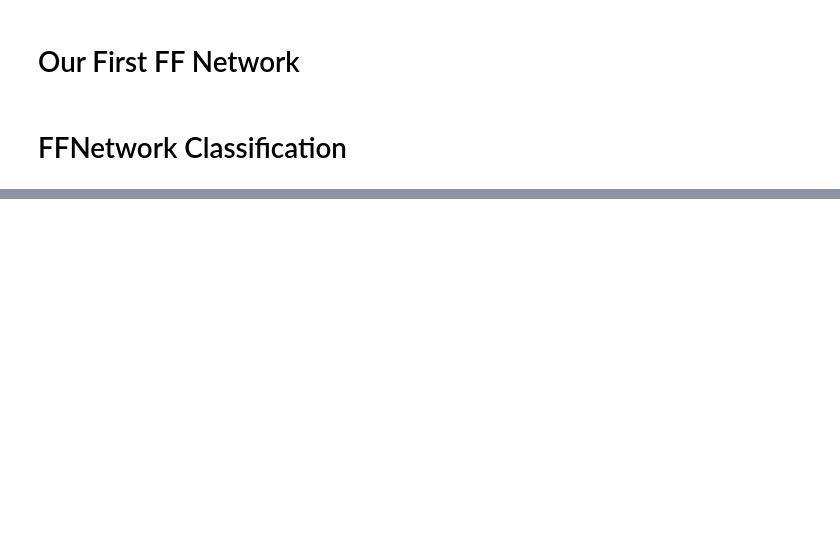
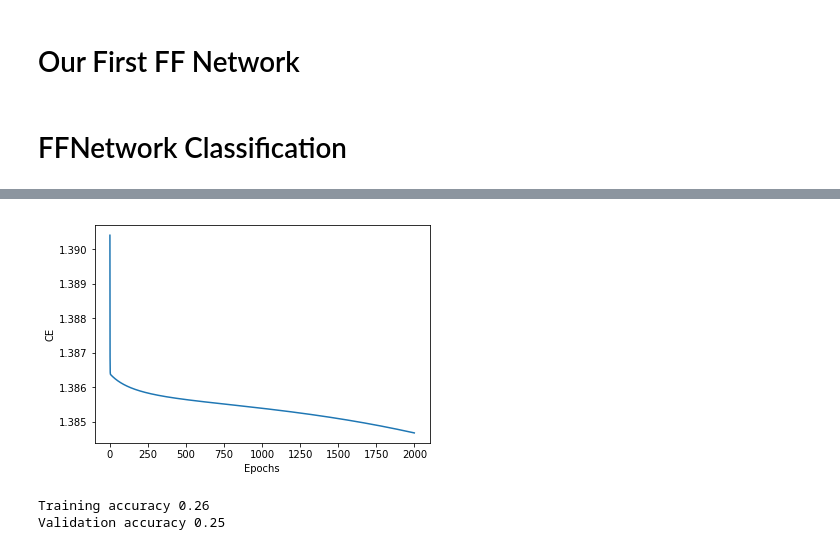
Before and after one commit to millitroy/Deeplearning-Practise, a Jupyter notebook: Feed Forward Networks.ipynb, the cells around one changed output, grey strips where cells are left out. Saved outputs shown, nothing was run; the diff lists cells and outputs as text; code cells hidden in the pictures; blank space fills up the shorter version.

```diff
--- a/Feed Forward Networks.ipynb
+++ b/Feed Forward Networks.ipynb
@@ -293,0 +516,6 @@ plt.show()
+# %%
+enc = OneHotEncoder()
+# 0 -> (1, 0, 0, 0), 1 -> (0, 1, 0, 0), 2 -> (0, 0, 1, 0), 3 -> (0, 0, 0, 1)
+y_OH_train = enc.fit_transform(np.expand_dims(Y_train,1)).toarray()
+y_OH_val = enc.fit_transform(np.expand_dims(Y_val,1)).toarray()
+print(y_OH_train.shape, y_OH_val.shape)
@@ -293,0 +530,4 @@ plt.show()
+# %%
+ffsn_multi = FFSN_MultiClass(2,4,[2,3])# 4 outputs
+ffsn_multi.fit(X_train,y_OH_train,epochs=2000,learning_rate=.005,display_loss=True)
+# %% [output]
@@ -293,0 +535,16 @@ plt.show()
+[figure, added]
+# %%
+Y_pred_train = ffsn_multi.predict(X_train)
+Y_pred_train = np.argmax(Y_pred_train,1)
+
+Y_pred_val = ffsn_multi.predict(X_val)
+Y_pred_val = np.argmax(Y_pred_val,1)
+
+accuracy_train = accuracy_score(Y_pred_train, Y_train)
+accuracy_val = accuracy_score(Y_pred_val, Y_val)
+
+print("Training accuracy", round(accuracy_train, 2))
+print("Validation accuracy", round(accuracy_val, 2))
+# %% [output]
+Training accuracy 0.26
+Validation accuracy 0.25
```
Also changed, not shown: parts of 22 cells of this notebook.
